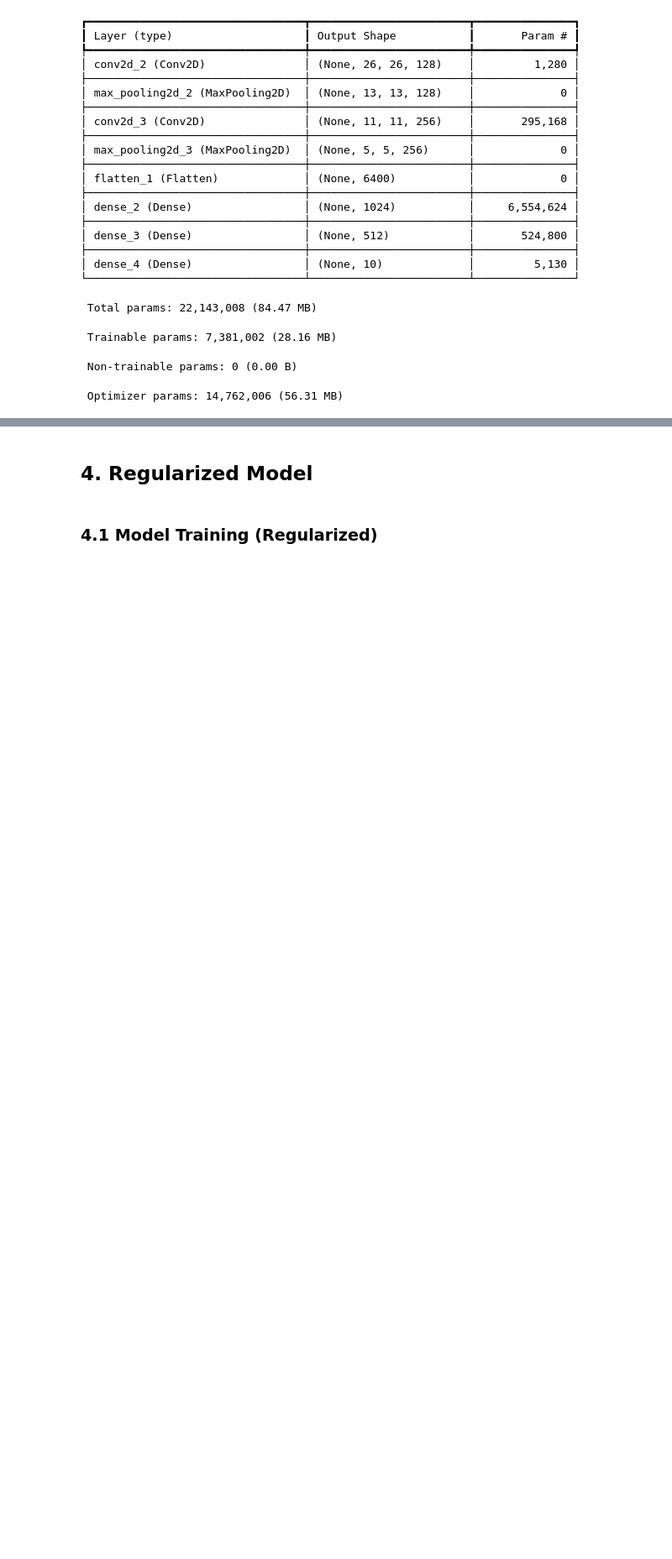
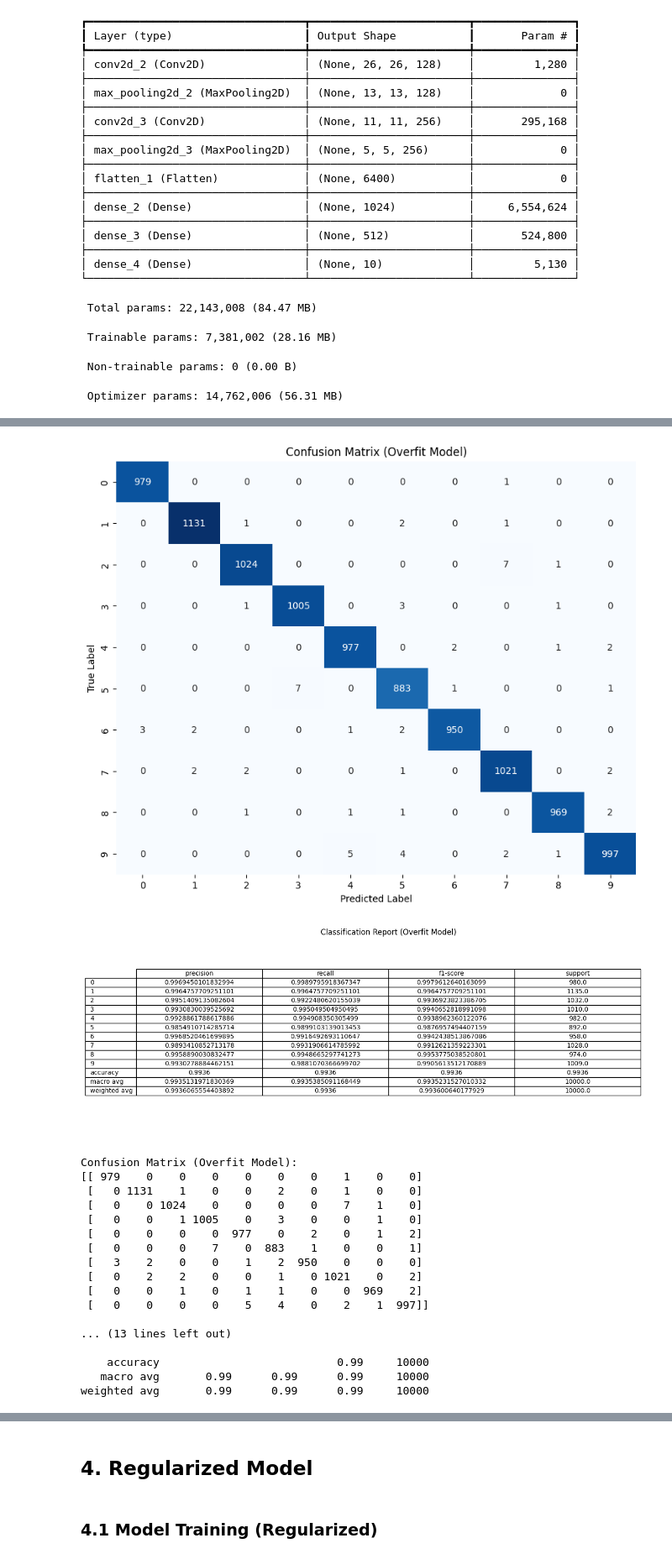
Before and after one commit to savioshaju/MNIST-Image-Classification-with-CNN, a Jupyter notebook: minist_cnn.ipynb, the cells around one changed output, grey strips where cells are left out. Shown at 84% size. Drawn from its saved outputs; the diff is of its cells as text; code cells hidden in the pictures; blank space fills up the shorter version.

```diff
--- a/minist_cnn.ipynb
+++ b/minist_cnn.ipynb
@@ -375,0 +404,41 @@ weighted avg       0.99      0.99      0.99     10000
+# %%
+y_pred_overfit = np.argmax(overfit_model.predict(x_test), axis=1)
+
+# Confusion Matrix
+cm_overfit = confusion_matrix(y_test, y_pred_overfit)
+plt.figure(figsize=(10, 8))
+sns.heatmap(cm_overfit, annot=True, fmt='d', cmap='Blues', cbar=False,
+            xticklabels=np.arange(10), yticklabels=np.arange(10))
+plt.title('Confusion Matrix (Overfit Model)')
+plt.xlabel('Predicted Label')
+plt.ylabel('True Label')
+plt.savefig(os.path.join(save_base_path, 'confusion_matrix_overfit.png'))
+plt.show()
+plt.close()
+
+# Classification Report
+report_overfit = classification_report(y_test, y_pred_overfit, output_dict=True)
+df_report_overfit = pd.DataFrame(report_overfit).transpose()
+
+plt.figure(figsize=(12, 6))
+ax = plt.gca()
+ax.axis('off')
+tbl = ax.table(cellText=df_report_overfit.values,
+               colLabels=df_report_overfit.columns,
+               rowLabels=df_report_overfit.index,
+               loc='center',
+               cellLoc='center')
+tbl.auto_set_font_size(False)
+tbl.set_fontsize(10)
+tbl.scale(1.2, 1.2)
+plt.title('Classification Report (Overfit Model)', y=0.95)
+plt.savefig(os.path.join(save_base_path, 'classification_report_overfit.png'), bbox_inches='tight')
+plt.show()
+plt.close()
+
+print('Confusion Matrix (Overfit Model):')
+print(cm_overfit)
+
+print('\nClassification Report (Overfit Model):')
+print(classification_report(y_test, y_pred_overfit))
+# %% [output]
@@ -375,0 +446,19 @@ weighted avg       0.99      0.99      0.99     10000
+[figure, added]
+[figure, added]
+Confusion Matrix (Overfit Model):
+[[ 979    0    0    0    0    0    0    1    0    0]
+ [   0 1131    1    0    0    2    0    1    0    0]
+ [   0    0 1024    0    0    0    0    7    1    0]
+ [   0    0    1 1005    0    3    0    0    1    0]
+ [   0    0    0    0  977    0    2    0    1    2]
+ [   0    0    0    7    0  883    1    0    0    1]
+ [   3    2    0    0    1    2  950    0    0    0]
+ [   0    2    2    0    0    1    0 1021    0    2]
+ [   0    0    1    0    1    1    0    0  969    2]
+ [   0    0    0    0    5    4    0    2    1  997]]
+
+... (13 lines left out)
+
+    accuracy                           0.99     10000
+   macro avg       0.99      0.99      0.99     10000
+weighted avg       0.99      0.99      0.99     10000
```
Also changed, not shown: parts of 24 cells of this notebook.
